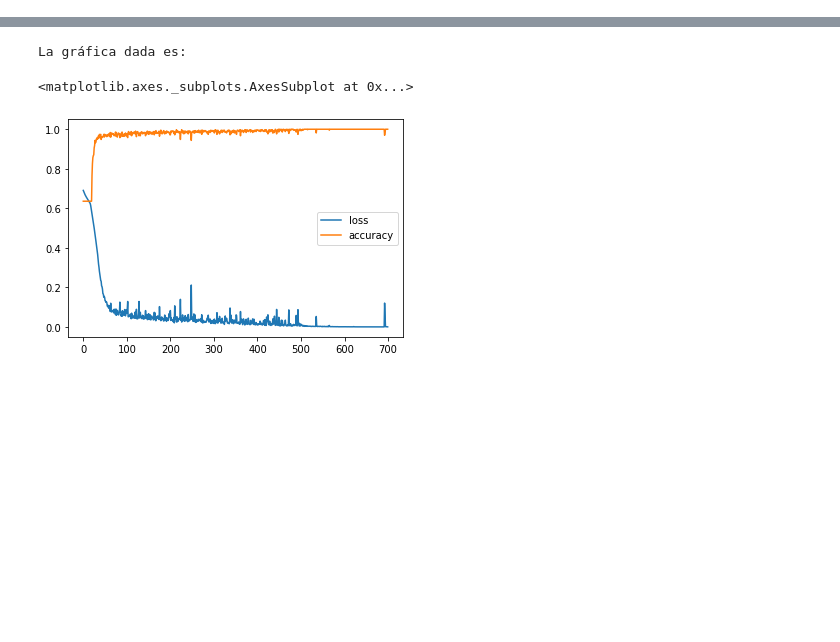
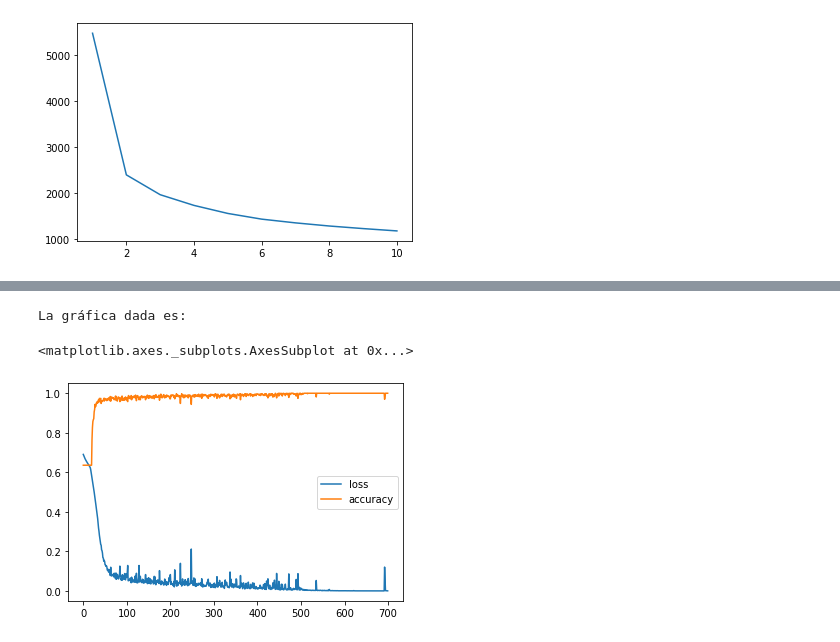
Before and after one commit to Jacksonpardo/Jack-Examen, a Jupyter notebook: Jackson_Mondragon_Pardo_ExamenFinal.ipynb, the cells around one changed output, grey strips where cells are left out. Drawn from its saved outputs; the diff is of its cells as text; code cells hidden in the pictures; blank space fills up the shorter version.

```diff
--- a/Jackson_Mondragon_Pardo_ExamenFinal.ipynb
+++ b/Jackson_Mondragon_Pardo_ExamenFinal.ipynb
@@ -146,0 +205,80 @@ Evalúa 2 modelos: Uno con PCA y otro sin PCA para el modelo de clasificación d
+# %%
+##Data escalada y homogénea
+melhouse["Rooms"] = melhouse["Rooms"].fillna(0)
+melhouse["Distance"] = melhouse["Distance"].fillna(0)
+melhouse["Postcode"] = melhouse["Postcode"].fillna(0)
+melhouse["Longtitude"] = melhouse["Longtitude"].fillna(0)
+melhouse["Propertycount"] = melhouse["Propertycount"].fillna(0)
+melhouse["Bedroom2"] = melhouse["Bedroom2"].fillna(0)
+melhouse["Bathroom"] = melhouse["Bathroom"].fillna(0)
+melhouse["Car"] = melhouse["Car"].fillna(0)
+melhouse["Landsize"] = melhouse["Landsize"].fillna(0)
+melhouse["BuildingArea"] = melhouse["BuildingArea"].fillna(0)
+melhouse["YearBuilt"] = melhouse["YearBuilt"].fillna(0)
+melhouse["Lattitude"] = melhouse["Lattitude"].fillna(0)
+
+X_featuresdf=melhouse.drop(columns=['Suburb','Type','Method','SellerG','Date','Regionname','CouncilArea','Address'])
+X_featuresarray=np.array(X_featuresdf)
+
+X_feat_price=X_featuresdf['Price']
+X_feat_gen_array = np.array(X_feat_price)
+
+### Encoding => Variables de texto
+from sklearn.preprocessing import LabelEncoder
+Encoder = LabelEncoder()
+Encoder.fit(X_feat_gen_array)
+x_gen_encoder = Encoder.fit_transform(X_feat_gen_array)
+print(x_gen_encoder)
+
+## Eliminar el X_gen e ingresamos el xgencodificado
+
+X_singen = X_featuresdf.drop(columns = ['Price'])
+X_singen['PrecioEscalado'] = x_gen_encoder
+print(X_singen.head())
+
+
+#Escalar los datos
+from sklearn.preprocessing import MinMaxScaler as MMS
+scaler=MMS()
+Xgenerado=np.array(X_singen)
+X_scal=scaler.fit_transform(Xgenerado)
+#print(X_scal)
+
+##Aplicar K-means
+#Codo de jambu => Visualizar el mejor K
+from sklearn.cluster import KMeans
+inercia=[]
+for i in range(1,11):
+  k_means=KMeans(n_clusters=i)
+  k_means.fit(X_scal)
+  inercia.append(k_means.inertia_)
+#Visualizar el codo de Jambu
+
+plt.plot(range(1,11),inercia)
+plt.show()
+
+##K=4
+k_means2=KMeans(n_clusters=4)
+k_means2.fit(X_scal)
+labels=k_means2.labels_
+print(labels)
+
+
+#Calculamos la forma
+np.shape(labels)
+
+#Para graficar, primero PCA
+from sklearn.decomposition import PCA
+
+pca3=PCA(n_components=2)
+pca3.fit(X_scal)
+Xpca=pca3.fit_transform(X_scal)
+
+print(np.shape(Xpca))
+print(np.shape(labels))
+
+#Para graficar
+
+plt.scatter(Xpca[:,0],Xpca[:,1],c=labels)
+plt.show()
+# %% [output]
@@ -146,0 +294 @@ Evalúa 2 modelos: Uno con PCA y otro sin PCA para el modelo de clasificación d
+[figure, added]
```
Also changed, not shown: parts of 16 cells of this notebook.
